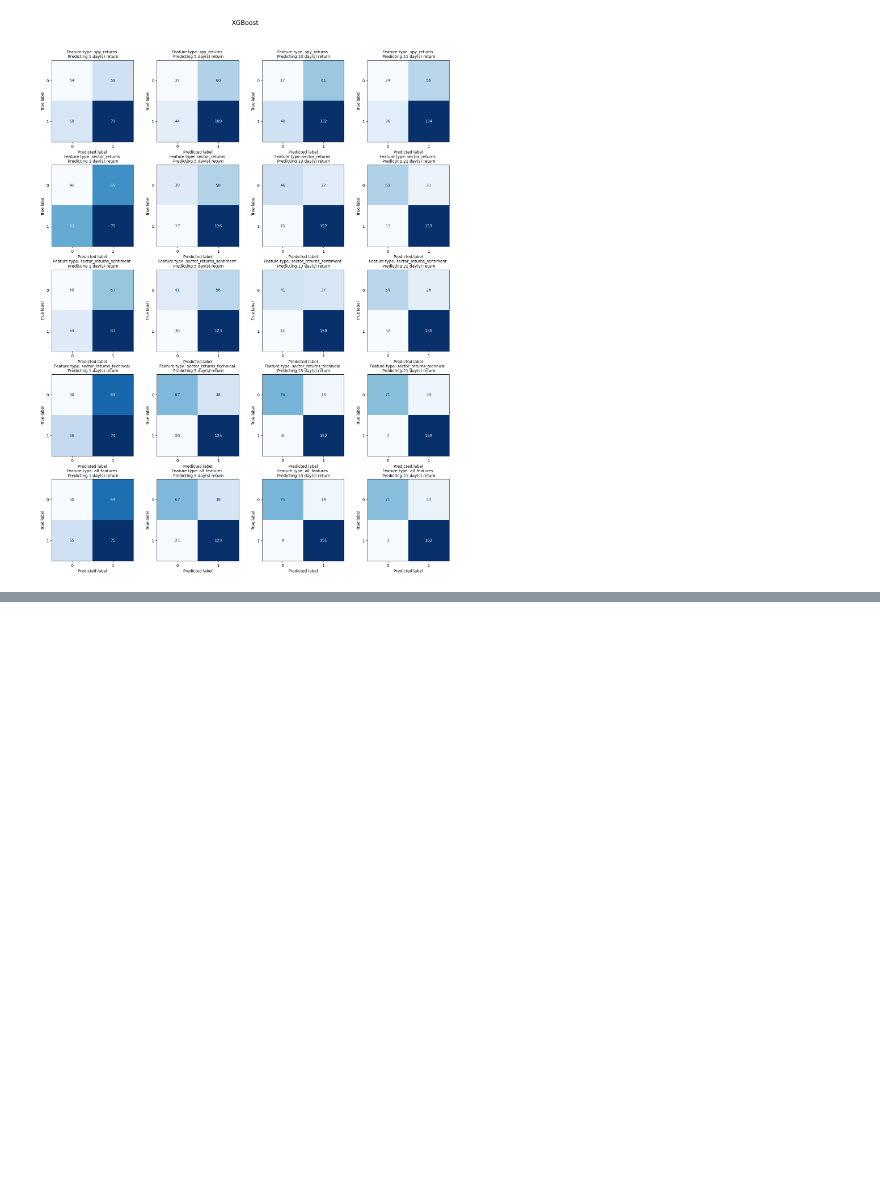
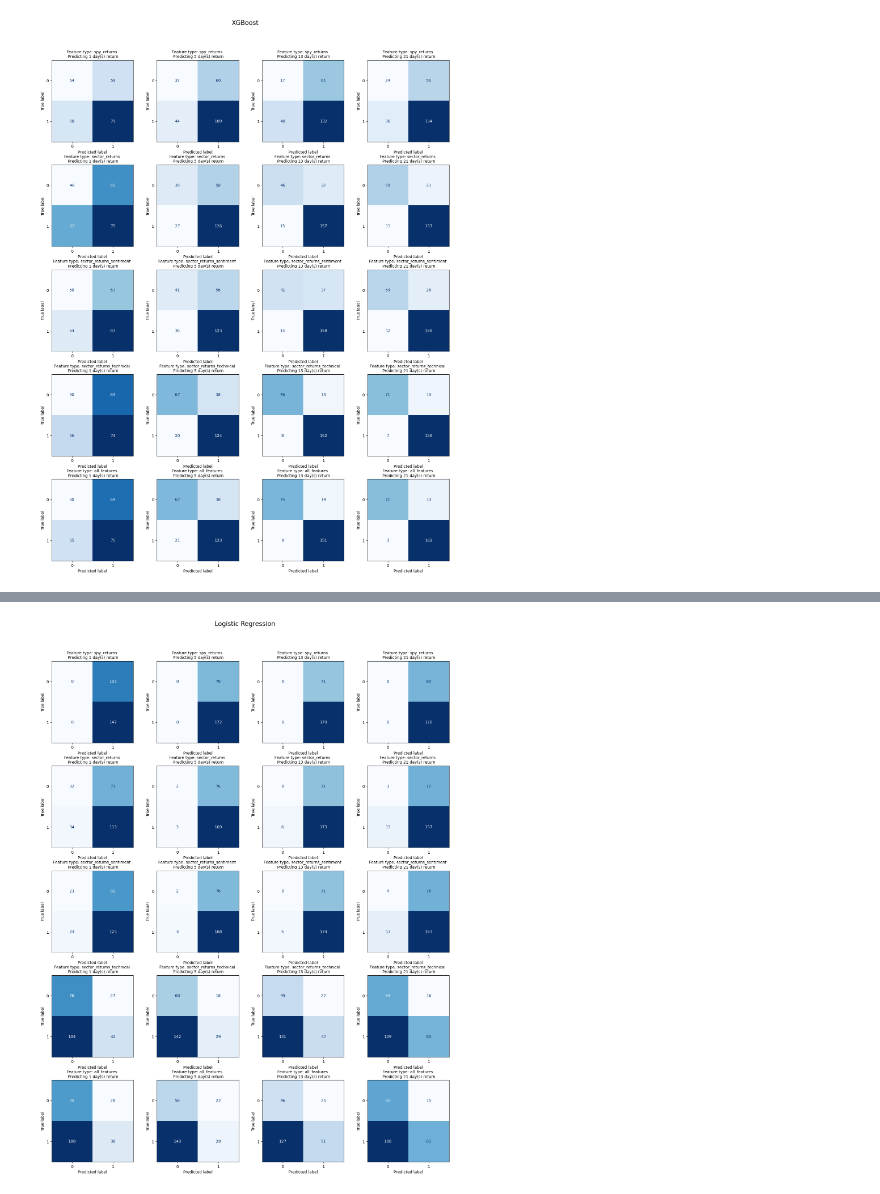
Before and after one commit to nogibjj/Hedgehog, a Jupyter notebook: predictions.ipynb, the cells around one changed output, grey strips where cells are left out. Drawn from its saved outputs; the diff is of its cells as text; code cells hidden in the pictures; blank space fills up the shorter version.

```diff
--- a/predictions.ipynb
+++ b/predictions.ipynb
@@ -149,0 +257,4 @@ plot_all_confusion_matrices(models_key["xgboost"], "XGBoost")
+# %%
+plot_all_confusion_matrices(models_key["logistic_regression"], "Logistic Regression")
+# %% [output]
+[figure, added]
```
Also changed, not shown: parts of 4 cells of this notebook, 1 other file.
